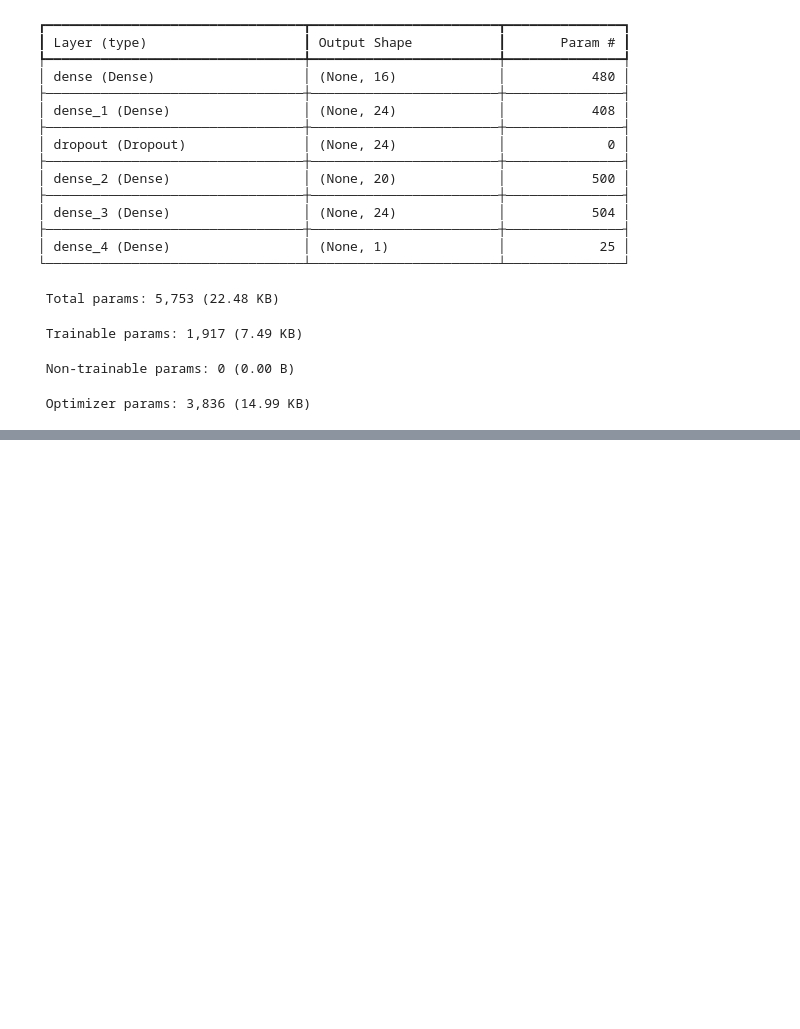
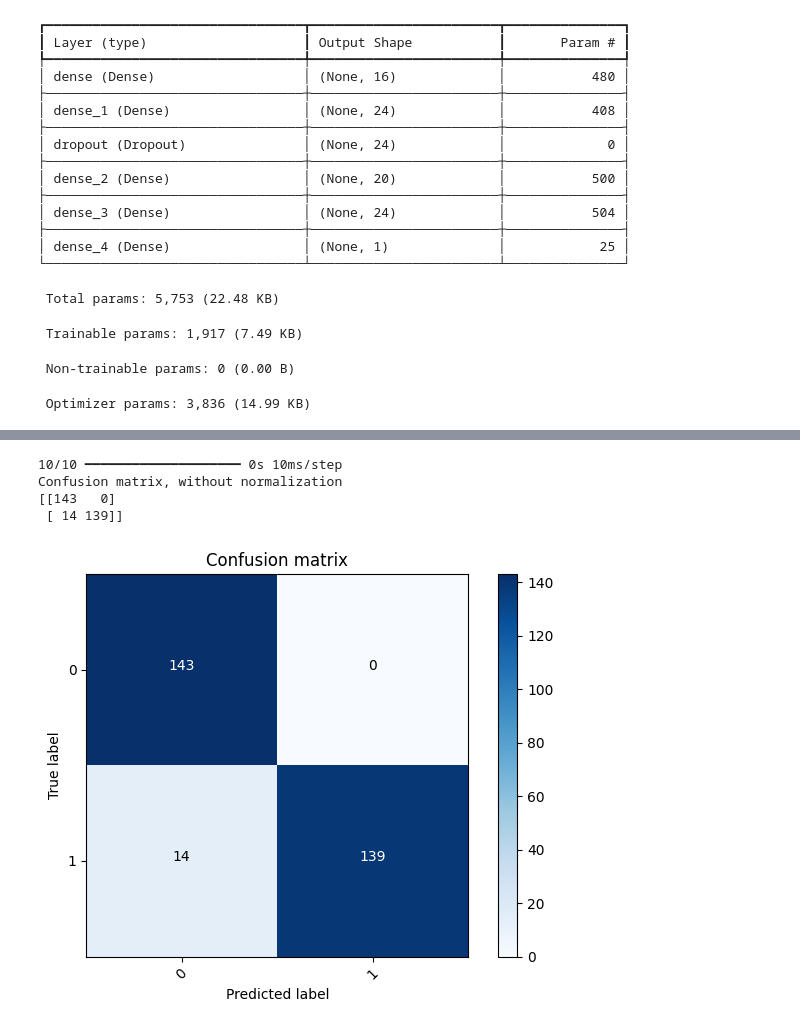
Before and after one commit to gilangluq/credit-card-fraud-detection-using-ML, a Jupyter notebook: credit-card-fraud-detection.ipynb, the cells around one changed output, grey strips where cells are left out. Drawn from its saved outputs; the diff is of its cells as text; code cells hidden in the pictures; blank space fills up the shorter version.

```diff
--- a/credit-card-fraud-detection.ipynb
+++ b/credit-card-fraud-detection.ipynb
@@ -259,3 +259,6 @@ Model: "sequential"
  Trainable params: 1,917 (7.49 KB)
  Non-trainable params: 0 (0.00 B)
  Optimizer params: 3,836 (14.99 KB)
+# %%
+model.compile(optimizer='adam',loss='binary_crossentropy',metrics=['accuracy'])
+model.fit(X_train,y_train,batch_size=15,epochs=5)
@@ -261,0 +277,12 @@ Model: "sequential"
+# %%
+y_pred = model.predict(X_test)
+y_expected = pd.DataFrame(y_test)
+cnf_matrix = confusion_matrix(y_expected, y_pred.round())
+plot_confusion_matrix(cnf_matrix, classes=[0,1])
+plt.show()
+# %% [output]
+10/10 ━━━━━━━━━━━━━━━━━━━━ 0s 10ms/step
+Confusion matrix, without normalization
+[[143   0]
+ [ 14 139]]
+[figure, added]
```
Also changed, not shown: parts of 8 cells of this notebook.
